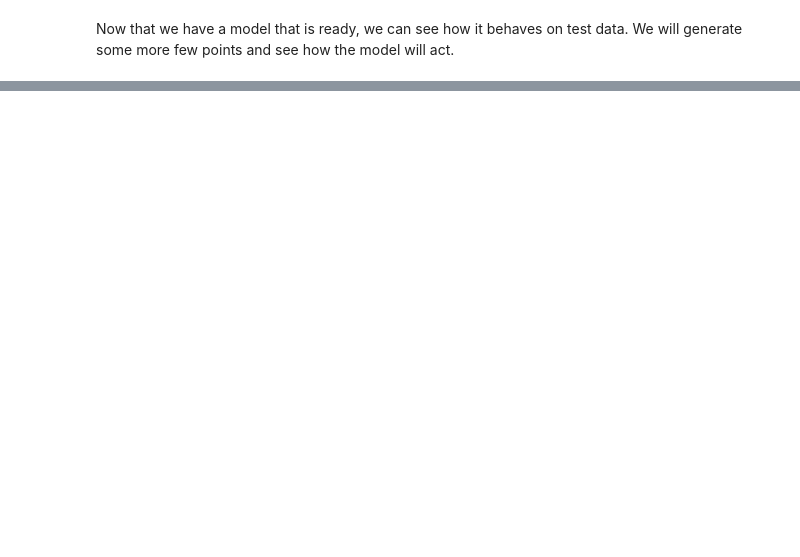
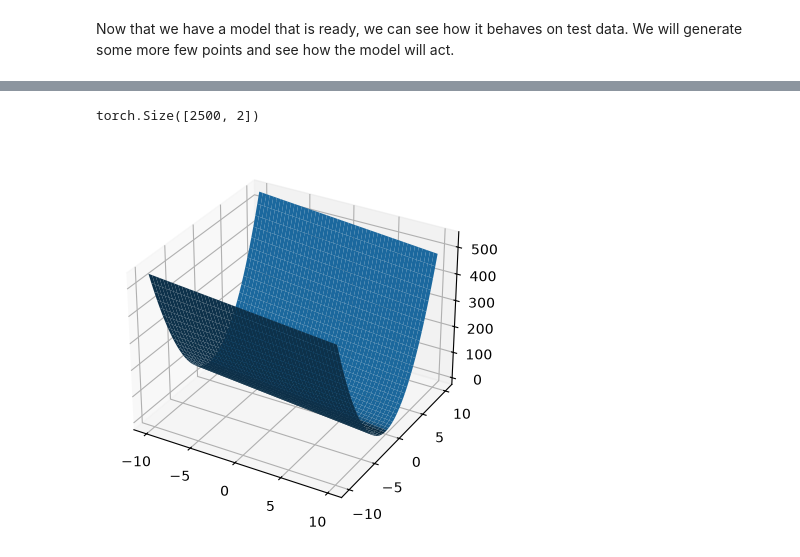
Before and after one commit to flavialeotta/self-learning, a Jupyter notebook: deep-learning-for-life-sciences/labs/Lab1DeepLearning.ipynb, the cells around one changed output, grey strips where cells are left out. Drawn from its saved outputs; the diff is of its cells as text; code cells hidden in the pictures; blank space fills up the shorter version.

```diff
--- a/deep-learning-for-life-sciences/labs/Lab1DeepLearning.ipynb
+++ b/deep-learning-for-life-sciences/labs/Lab1DeepLearning.ipynb
@@ -140,0 +134,22 @@ plt.legend()
+# %%
+Xs1 = np.linspace(-10,10,50)
+Xs2 = np.linspace(-10,10,50)
+
+Xs1,Xs2 = np.meshgrid(Xs1,Xs2) # generate all possible pairs of x1 and x2
+
+Ys = (Xs2**2*5)-(Xs1*3) + 15
+
+# Plot the surface
+fig, ax = plt.subplots(subplot_kw={"projection": "3d"})
+ax.plot_surface(Xs1, Xs2, Ys, vmin=Ys.min() * 2)
+
+#preparing torch tensors for learning
+
+inputs = torch.tensor(np.concatenate((Xs1.reshape((2500,1)),Xs2.reshape((2500,1))),axis=1), dtype=torch.float32)
+targets = torch.tensor(Ys.reshape((2500,1)), dtype=torch.float32)
+
+inputs.shape
+#targets.shape
+# %% [output]
+torch.Size([2500, 2])
+[figure, added]
```
Also changed, not shown: parts of 11 cells of this notebook, 1 other file.
